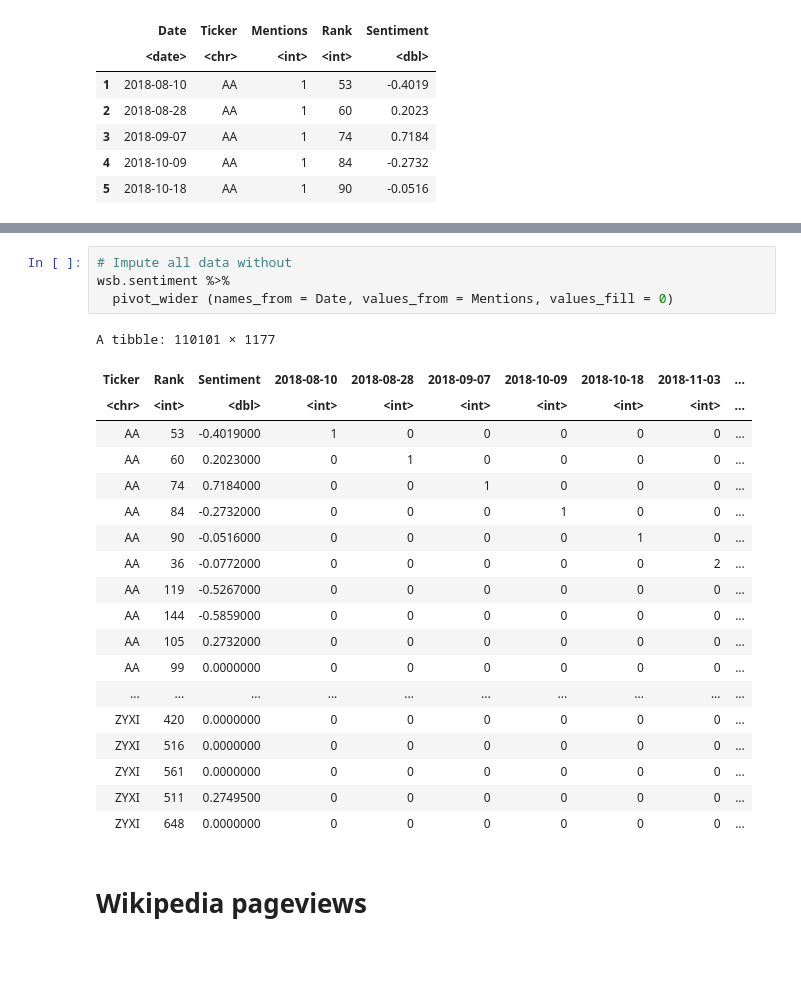
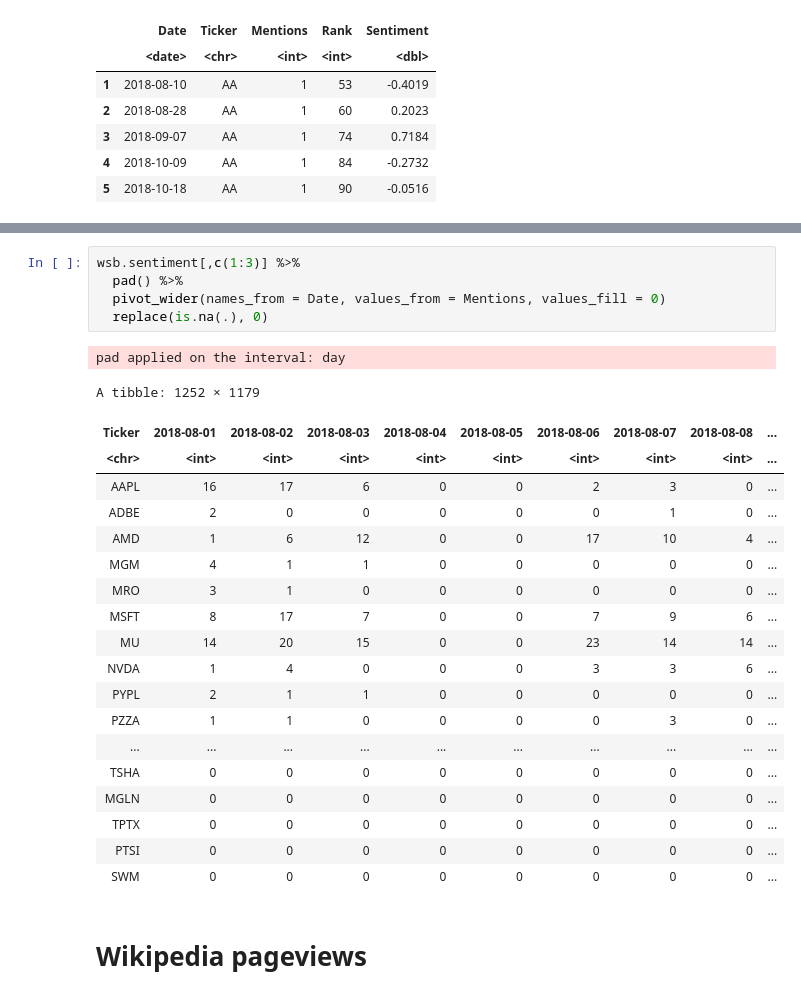
Before and after one commit to limshaocong/analyticsEdge, a Jupyter notebook: Data_Exploration.ipynb, the cells around one changed output, grey strips where cells are left out. Cells and saved outputs as stored; diff of their text form; blank space fills up the shorter version.

```diff
--- a/Data_Exploration.ipynb
+++ b/Data_Exploration.ipynb
@@ -396,27 +412,29 @@ A data.frame: 5 × 5
 # %%
-# Impute all data without
-wsb.sentiment %>%
-  pivot_wider (names_from = Date, values_from = Mentions, values_fill = 0)
+wsb.sentiment[,c(1:3)] %>%
+  pad() %>%
+  pivot_wider(names_from = Date, values_from = Mentions, values_fill = 0)
+  replace(is.na(.), 0)
 # %% [output]
-A tibble: 110101 × 1177
+pad applied on the interval: day
+A tibble: 1252 × 1179
-| Ticker | Rank | Sentiment | 2018-08-10 | 2018-08-28 | 2018-09-07 | 2018-10-09 | 2018-10-18 | 2018-11-03 | ... |
-| <chr> | <int> | <dbl> | <int> | <int> | <int> | <int> | <int> | <int> | ... |
-| AA | 53 | -0.4019000 | 1 | 0 | 0 | 0 | 0 | 0 | ... |
-| AA | 60 | 0.2023000 | 0 | 1 | 0 | 0 | 0 | 0 | ... |
-| AA | 74 | 0.7184000 | 0 | 0 | 1 | 0 | 0 | 0 | ... |
-| AA | 84 | -0.2732000 | 0 | 0 | 0 | 1 | 0 | 0 | ... |
-| AA | 90 | -0.0516000 | 0 | 0 | 0 | 0 | 1 | 0 | ... |
-| AA | 36 | -0.0772000 | 0 | 0 | 0 | 0 | 0 | 2 | ... |
-| AA | 119 | -0.5267000 | 0 | 0 | 0 | 0 | 0 | 0 | ... |
-| AA | 144 | -0.5859000 | 0 | 0 | 0 | 0 | 0 | 0 | ... |
-| AA | 105 | 0.2732000 | 0 | 0 | 0 | 0 | 0 | 0 | ... |
-| AA | 99 | 0.0000000 | 0 | 0 | 0 | 0 | 0 | 0 | ... |
+| Ticker | 2018-08-01 | 2018-08-02 | 2018-08-03 | 2018-08-04 | 2018-08-05 | 2018-08-06 | 2018-08-07 | 2018-08-08 | ... |
+| <chr> | <int> | <int> | <int> | <int> | <int> | <int> | <int> | <int> | ... |
+| AAPL | 16 | 17 | 6 | 0 | 0 | 2 | 3 | 0 | ... |
+| ADBE | 2 | 0 | 0 | 0 | 0 | 0 | 1 | 0 | ... |
+| AMD | 1 | 6 | 12 | 0 | 0 | 17 | 10 | 4 | ... |
+| MGM | 4 | 1 | 1 | 0 | 0 | 0 | 0 | 0 | ... |
+| MRO | 3 | 1 | 0 | 0 | 0 | 0 | 0 | 0 | ... |
+| MSFT | 8 | 17 | 7 | 0 | 0 | 7 | 9 | 6 | ... |
+| MU | 14 | 20 | 15 | 0 | 0 | 23 | 14 | 14 | ... |
+| NVDA | 1 | 4 | 0 | 0 | 0 | 3 | 3 | 6 | ... |
+| PYPL | 2 | 1 | 1 | 0 | 0 | 0 | 0 | 0 | ... |
+| PZZA | 1 | 1 | 0 | 0 | 0 | 0 | 3 | 0 | ... |
 | ... | ... | ... | ... | ... | ... | ... | ... | ... | ... |
-| ZYXI | 420 | 0.0000000 | 0 | 0 | 0 | 0 | 0 | 0 | ... |
-| ZYXI | 516 | 0.0000000 | 0 | 0 | 0 | 0 | 0 | 0 | ... |
-| ZYXI | 561 | 0.0000000 | 0 | 0 | 0 | 0 | 0 | 0 | ... |
-| ZYXI | 511 | 0.2749500 | 0 | 0 | 0 | 0 | 0 | 0 | ... |
-| ZYXI | 648 | 0.0000000 | 0 | 0 | 0 | 0 | 0 | 0 | ... |
+| TSHA | 0 | 0 | 0 | 0 | 0 | 0 | 0 | 0 | ... |
+| MGLN | 0 | 0 | 0 | 0 | 0 | 0 | 0 | 0 | ... |
+| TPTX | 0 | 0 | 0 | 0 | 0 | 0 | 0 | 0 | ... |
+| PTSI | 0 | 0 | 0 | 0 | 0 | 0 | 0 | 0 | ... |
+| SWM | 0 | 0 | 0 | 0 | 0 | 0 | 0 | 0 | ... |
 # %% [markdown]
 # **Wikipedia pageviews**
 # %%
```
Also changed, not shown: parts of 3 cells of this notebook.
